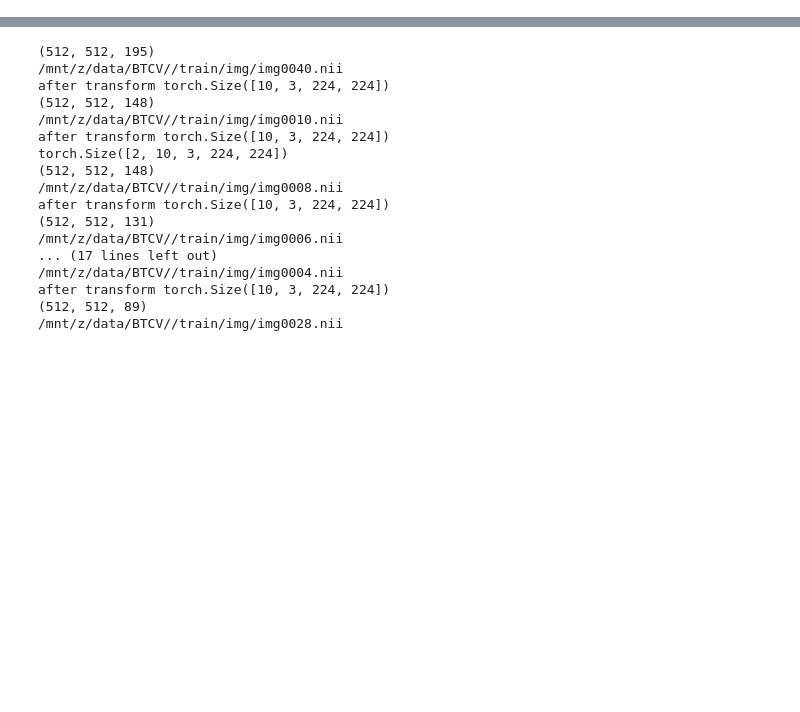
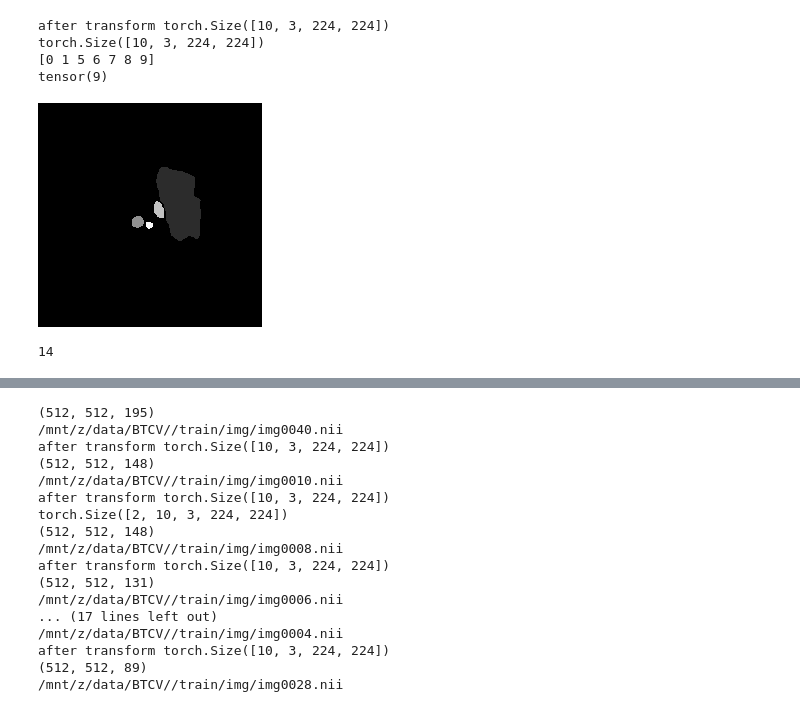
Before and after one commit to MohammedSB/DINOv2ForRadiology, a Jupyter notebook: exprements.ipynb, the cells around one changed output, grey strips where cells are left out. Drawn from its saved outputs; the diff is of its cells as text; code cells hidden in the pictures; blank space fills up the shorter version.

```diff
--- a/exprements.ipynb
+++ b/exprements.ipynb
@@ -110,11 +110,11 @@ class BTCV(MedicalVisionDataset):
                                            "liver", "sto", "aorta", "IVC", "veins", "pancreas",
                                            "rad", "lad"],
                                     columns=["class_id"])
-        self.class_names = np.array(self.class_id_mapping.keys())
+        self.class_names = np.array(self.class_id_mapping.index)
 
     def _check_size(self):
         num_of_images = len(os.listdir(self._split_dir + os.sep + "img"))
-        print(f"{self._split.length - num_of_images} scans are missing from {self._split.value.upper()} set")
+        logging.info(f"{self._split.length - num_of_images} scans are missing from {self._split.value.upper()} set")
 
     def get_num_classes(self) -> int:
         return len(self.class_names)
@@ -167,7 +167,7 @@ class BTCV(MedicalVisionDataset):
             target = nib.load(label_path).get_fdata()
             target = target.transpose(2, 0, 1)
 
-        target = torch.from_numpy(target).unsqueeze(0)
+        target = torch.from_numpy(target).unsqueeze(0).long()
         target = target.permute(1, 0, 2, 3)
 
         return target
@@ -187,7 +187,6 @@ class BTCV(MedicalVisionDataset):
                 np.random.seed(seed), torch.manual_seed(seed)
                 transformed_image.append(self.transform(image[i]))
             image = torch.stack(transformed_image, dim=0).squeeze()
-            print("after transform", image.shape)
 
         if self.target_transform is not None and target is not None:
             transformed_target = []
@@ -197,35 +196,8 @@ class BTCV(MedicalVisionDataset):
             target = torch.stack(transformed_target, dim=0).squeeze()
 
         return image, target
-
-def make_splits(data_dir = "/mnt/z/data/Abdomen/RawData"):
-    train_path = data_dir + os.sep + "train"
-    test_path = data_dir + os.sep + "test"
-    if "Training" in os.listdir(data_dir):
-        os.rename(data_dir + os.sep + "Training", train_path)
-    if "Testing" in os.listdir(data_dir):
-        os.rename(data_dir + os.sep + "Testing", test_path)
-
-    train_image_path = train_path + os.sep + "img"
-    train_label_path = train_path + os.sep + "label"
-    train_images, train_labels = os.listdir(train_image_path), os.listdir(train_label_path)
-
-    val_path = data_dir + os.sep + "val"
-    val_image_path = val_path + os.sep + "img"
-    val_label_path = val_path + os.sep + "label"
-    os.makedirs(val_path, exist_ok=True), os.makedirs(val_image_path, exist_ok=True), os.makedirs(val_label_path, exist_ok=True)
-
-    val_image_set = [img for i, img in enumerate(train_images) if i % 2 == 0]
-    for img in train_images:
-        if img in val_image_set:
-            shutil.move(train_image_path + os.sep + img, val_image_path)
-
-    val_label_set = [img for i, img in enumerate(train_labels) if i % 2 == 0]
-    for label in train_labels:
-        if label in val_label_set:
-            shutil.move(train_label_path + os.sep + label, val_label_path)
 # %%
 train_image_transform, train_target_transform = make_segmentation_train_transforms(resize_size=224)
 eval_image_transform, eval_target_transform  = make_segmentation_eval_transforms(resize_size=224)
-images = BTCV(root="/mnt/z/data/BTCV/", split=_Split.VAL, transform=train_image_transform, target_transform=train_target_transform)
+images = BTCV(root="/mnt/z/data/BTCV/", split=_Split.TRAIN, transform=eval_image_transform, target_transform=eval_target_transform)
 # %% [output]
@@ -233,3 +205,18 @@ images = BTCV(root="/mnt/z/data/BTCV/", split=_Split.VAL, transform=train_image_
+# %%
+for i, t in images:
+    print(i.shape)
+    print(np.unique(t))
+    print(t.max())
+    show_image_from_tensor(t[6].unsqueeze(0) * 50 )
+    print(images.get_num_classes())
+    break
+# %% [output]
+after transform torch.Size([10, 3, 224, 224])
+torch.Size([10, 3, 224, 224])
+[0 1 5 6 7 8 9]
+tensor(9)
+[figure, added]
+14
 # %%
 train_image_transform, train_target_transform = make_segmentation_train_transforms(resize_size=224)
 eval_image_transform, eval_target_transform  = make_segmentation_eval_transforms(resize_size=224)
```
Also changed, not shown: parts of 4 cells of this notebook, 4 other files.
